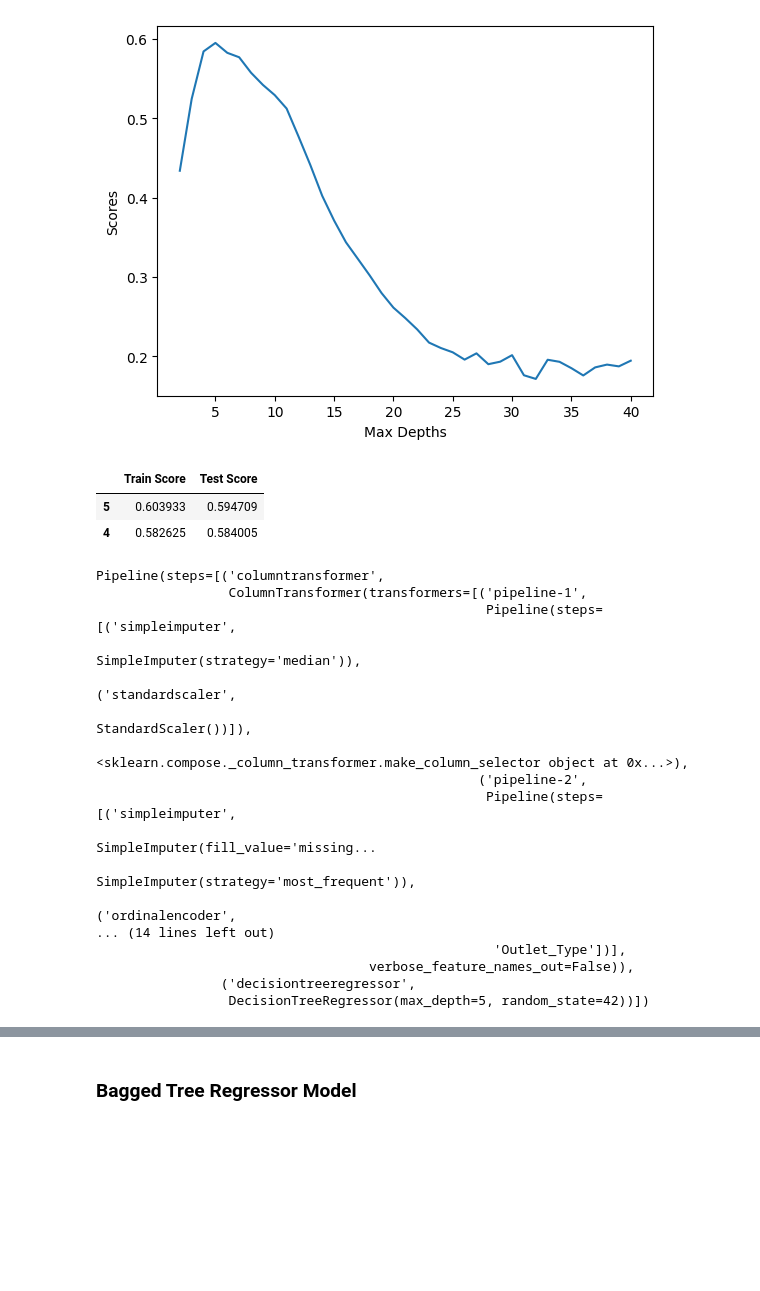
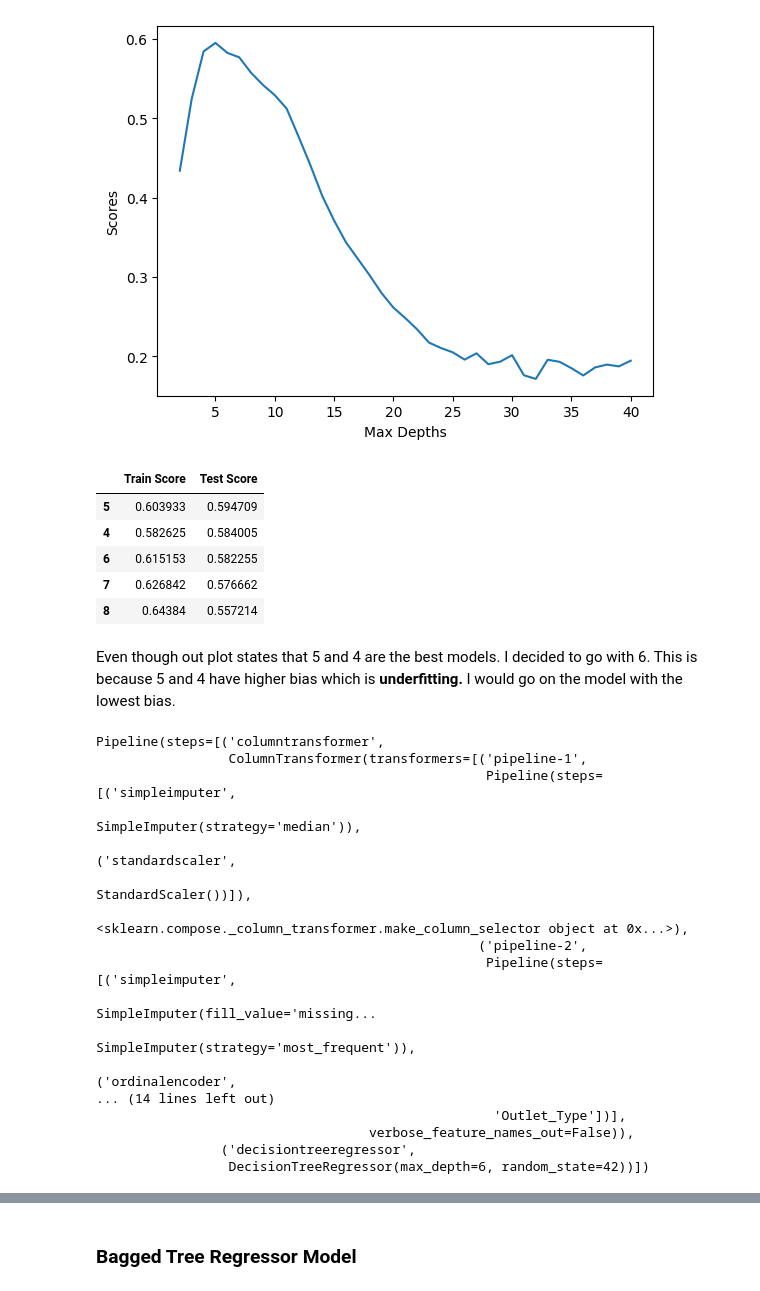
Before and after one commit to juDEcorous/Realization-of-Bargain-Depot-Sales, a Jupyter notebook: Project_Sales_Prediction.ipynb, the cells around one changed output, grey strips where cells are left out. Cells and saved outputs as stored; diff of their text form; code cells hidden in the pictures; blank space fills up the shorter version.

```diff
--- a/Project_Sales_Prediction.ipynb
+++ b/Project_Sales_Prediction.ipynb
@@ -1045,13 +1050,18 @@ Text(0.5, 0, 'Max Depths')
 [figure]
 # %%
 sort_scores = scores.sort_values(by = 'Test Score', ascending = False)
-sort_scores.head(2)
+sort_scores.head(5)
 # %% [output]
 |  | Train Score | Test Score |
 | 5 | 0.603933 | 0.594709 |
 | 4 | 0.582625 | 0.584005 |
+| 6 | 0.615153 | 0.582255 |
+| 7 | 0.626842 | 0.576662 |
+| 8 | 0.64384 | 0.557214 |
+# %% [markdown]
+Even though out plot states that 5 and 4 are the best models. I decided to go with 6. This is because 5 and 4 have higher bias which is **underfitting.** I would go on the model with the lowest bias.
 # %%
-dec_tree_best_model = DecisionTreeRegressor(max_depth = 5, random_state = 42)
+dec_tree_best_model = DecisionTreeRegressor(max_depth = 6, random_state = 42)
 dec_tree_best_model_pipe = make_pipeline(preprocessor, dec_tree_best_model)
 dec_tree_best_model_pipe.fit(X_train, y_train)
 # %% [output]
@@ -1071,7 +1081,7 @@ Pipeline(steps=[('columntransformer',
                                                    'Outlet_Type'])],
                                    verbose_feature_names_out=False)),
                 ('decisiontreeregressor',
-                 DecisionTreeRegressor(max_depth=5, random_state=42))])
+                 DecisionTreeRegressor(max_depth=6, random_state=42))])
 # %%
 dec_tree_best_model_train = dec_tree_best_model_pipe.predict(X_train)
 dec_tree_best_model_test = dec_tree_best_model_pipe.predict(X_test)
```
Also changed, not shown: parts of 17 cells of this notebook.
